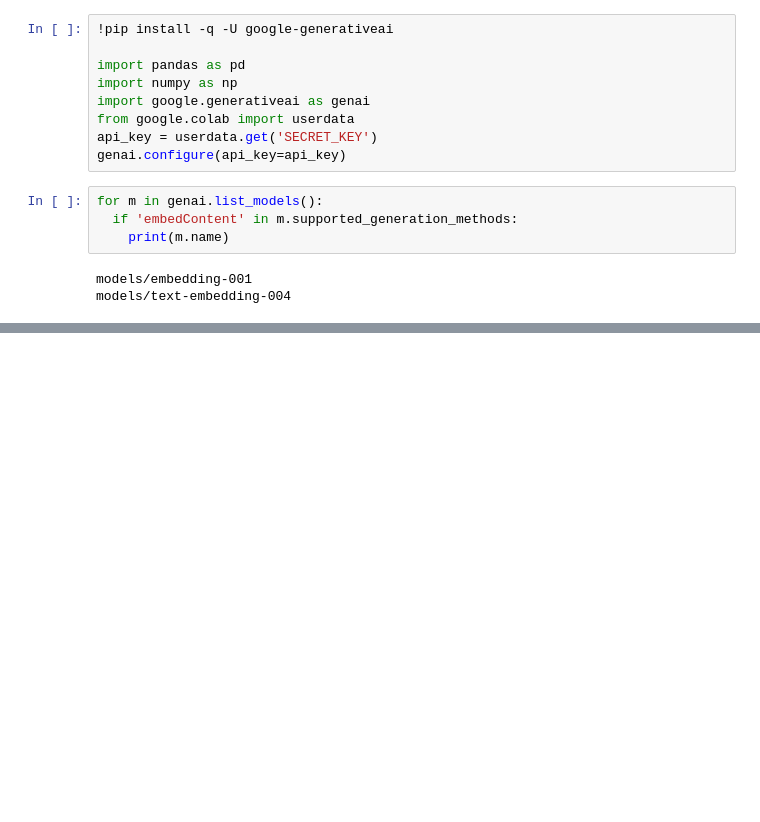
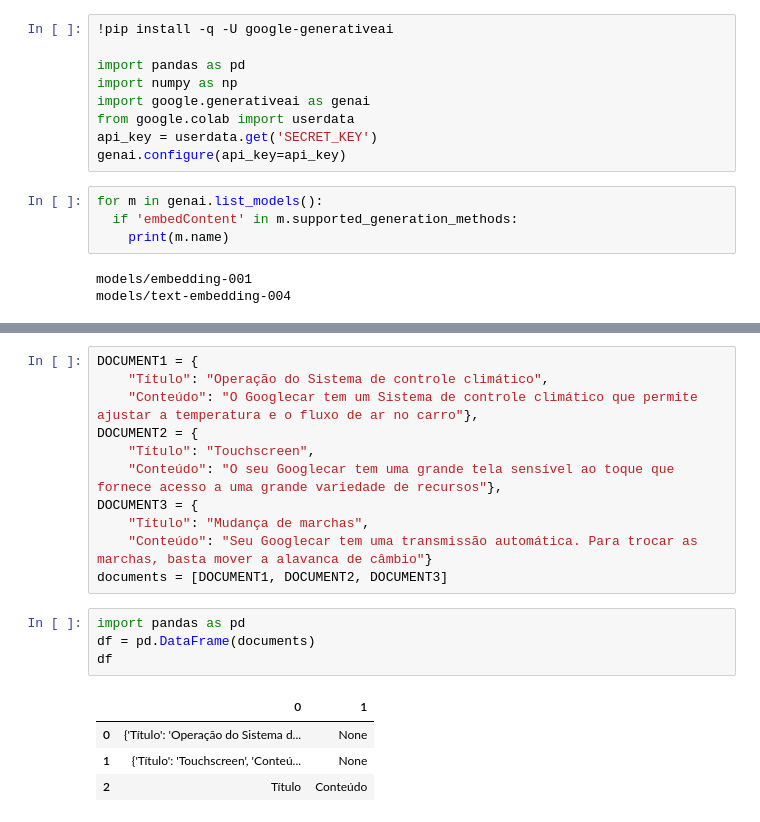
Before and after one commit to orlandostumpf/Projeto-Imers-o-Alura, a Jupyter notebook: Busca_docs_Embedding.ipynb, the cells around one changed output, grey strips where cells are left out. Saved outputs shown, nothing was run; the diff lists cells and outputs as text; blank space fills up the shorter version.

```diff
--- a/Busca_docs_Embedding.ipynb
+++ b/Busca_docs_Embedding.ipynb
@@ -24,0 +53,20 @@ NameError: name 'embedding' is not defined
+# %%
+DOCUMENT1 = {
+    "Título": "Operação do Sistema de controle climático",
+    "Conteúdo": "O Googlecar tem um Sistema de controle climático que permite ajustar a temperatura e o fluxo de ar no carro"},
+DOCUMENT2 = {
+    "Título": "Touchscreen",
+    "Conteúdo": "O seu Googlecar tem uma grande tela sensível ao toque que fornece acesso a uma grande variedade de recursos"},
+DOCUMENT3 = {
+    "Título": "Mudança de marchas",
+    "Conteúdo": "Seu Googlecar tem uma transmissão automática. Para trocar as marchas, basta mover a alavanca de câmbio"}
+documents = [DOCUMENT1, DOCUMENT2, DOCUMENT3]
+# %%
+import pandas as pd
+df = pd.DataFrame(documents)
+df
+# %% [output]
+|  | 0 | 1 |
+| 0 | {'Título': 'Operação do Sistema d... | None |
+| 1 | {'Título': 'Touchscreen', 'Conteú... | None |
+| 2 | Título | Conteúdo |
```
Also changed, not shown: parts of 6 cells of this notebook.
